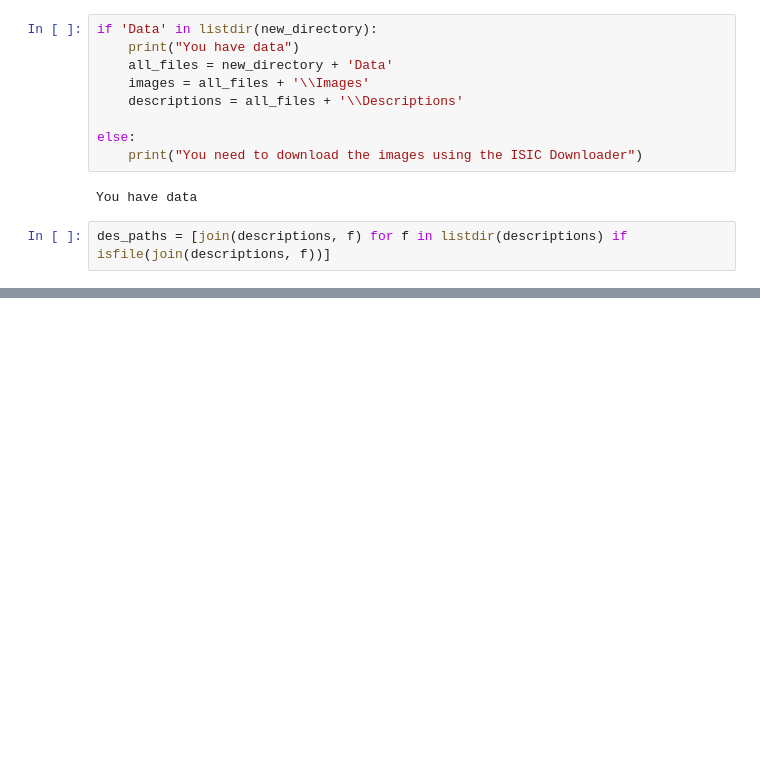
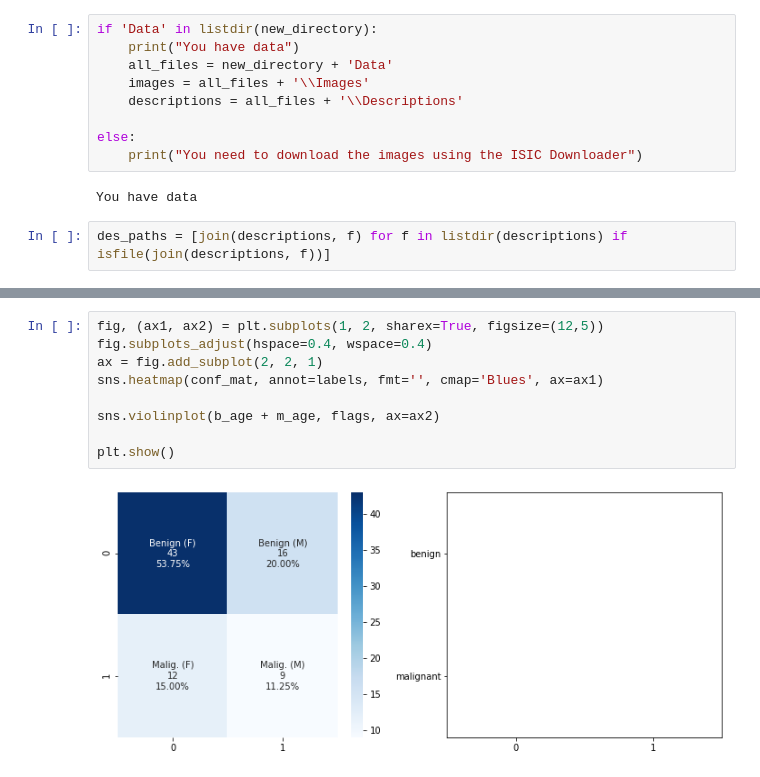
Before and after one commit to fredhutchio/ml-melanoma-example, a Jupyter notebook: Prelim_notebook.ipynb, the cells around one changed output, grey strips where cells are left out. Cells and saved outputs as stored; diff of their text form; blank space fills up the shorter version.

```diff
--- a/Prelim_notebook.ipynb
+++ b/Prelim_notebook.ipynb
@@ -55,0 +87,11 @@ with open(des_paths[40]) as json_file:
+# %%
+fig, (ax1, ax2) = plt.subplots(1, 2, sharex=True, figsize=(12,5))
+fig.subplots_adjust(hspace=0.4, wspace=0.4)
+ax = fig.add_subplot(2, 2, 1)
+sns.heatmap(conf_mat, annot=labels, fmt='', cmap='Blues', ax=ax1)
+
+sns.violinplot(b_age + m_age, flags, ax=ax2)
+
+plt.show()
+# %% [output]
+[figure, added]
```
Also changed, not shown: parts of 7 cells of this notebook.
